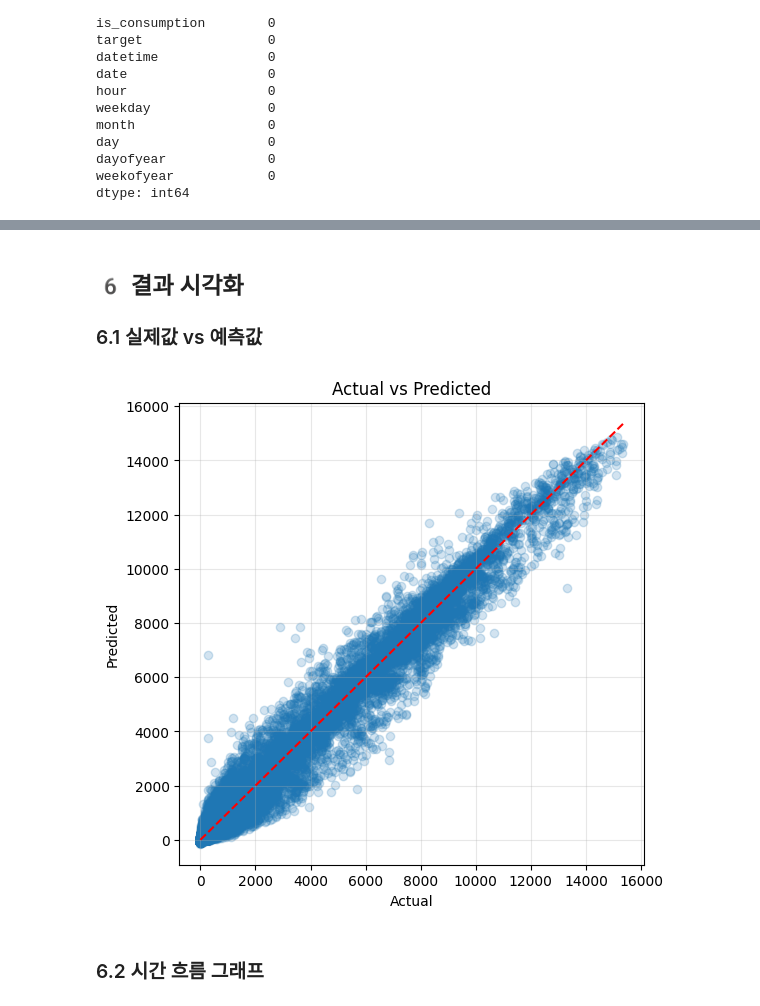
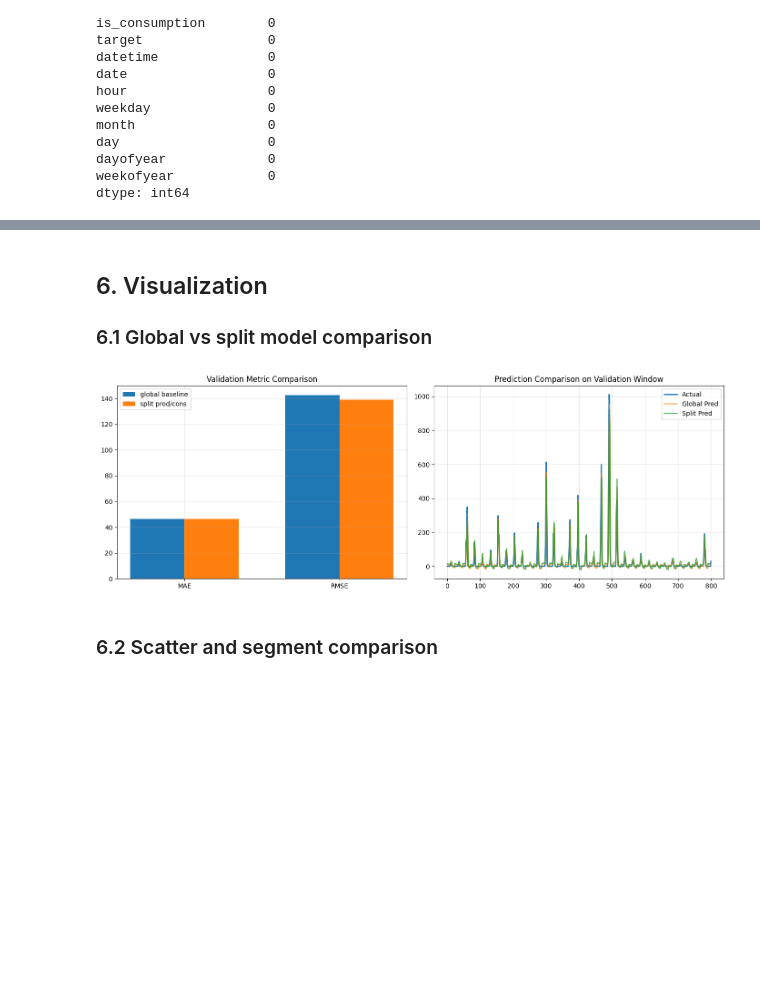
Before and after one commit to gyeong0212/DataScience2026, a Jupyter notebook: notebooks/LinearReg.ipynb, the cells around one changed output, grey strips where cells are left out. Saved outputs shown, nothing was run; the diff lists cells and outputs as text; code cells hidden in the pictures; blank space fills up the shorter version.

```diff
--- a/notebooks/LinearReg.ipynb
+++ b/notebooks/LinearReg.ipynb
@@ -170,26 +248,39 @@ Validation MAE: 46.4098
 # %% [markdown]
 <a id="visualization"></a>
-## 6️ 결과 시각화
+## 6. Visualization
 
-### 6.1 실제값 vs 예측값
+### 6.1 Global vs split model comparison
 # %%
-plt.figure(figsize=(6,6))
-plt.scatter(y_valid, lr_preds, alpha=0.2)
+fig, axes = plt.subplots(1, 2, figsize=(14, 5))
 
-# 대각선 추가 (완벽한 예측 기준선)
-plt.plot(
-    [y_valid.min(), y_valid.max()],
-    [y_valid.min(), y_valid.max()],
-    color='red', linestyle='--'
-)
+metric_names = ["mae", "rmse"]
+bar_width = 0.35
+x = np.arange(len(metric_names))
 
-plt.xlabel("Actual")
-plt.ylabel("Predicted")
-plt.title("Actual vs Predicted")
-plt.grid(alpha=0.3)
+global_values = [global_metrics[m] for m in metric_names]
+split_values = [split_metrics[m] for m in metric_names]
+
+axes[0].bar(x - bar_width / 2, global_values, width=bar_width, label="global baseline")
+axes[0].bar(x + bar_width / 2, split_values, width=bar_width, label="split prod/cons")
+axes[0].set_xticks(x)
+axes[0].set_xticklabels([m.upper() for m in metric_names])
+axes[0].set_title("Validation Metric Comparison")
+axes[0].grid(alpha=0.3)
+axes[0].legend()
+
+sample_size = min(800, len(y_valid))
+sample_idx = np.arange(sample_size)
+axes[1].plot(sample_idx, y_valid.iloc[:sample_size].values, label="Actual", linewidth=2)
+axes[1].plot(sample_idx, global_preds[:sample_size], label="Global Pred", alpha=0.8)
+axes[1].plot(sample_idx, split_preds[:sample_size], label="Split Pred", alpha=0.8)
+axes[1].set_title("Prediction Comparison on Validation Window")
+axes[1].grid(alpha=0.3)
+axes[1].legend()
+
+plt.tight_layout()
 plt.show()
 # %% [output]
-[figure, old version]
+[figure, new version]
 # %% [markdown]
-### 6.2 시간 흐름 그래프
+### 6.2 Scatter and segment comparison
 # %%
```
Also changed, not shown: parts of 14 cells of this notebook, 6 other files.
